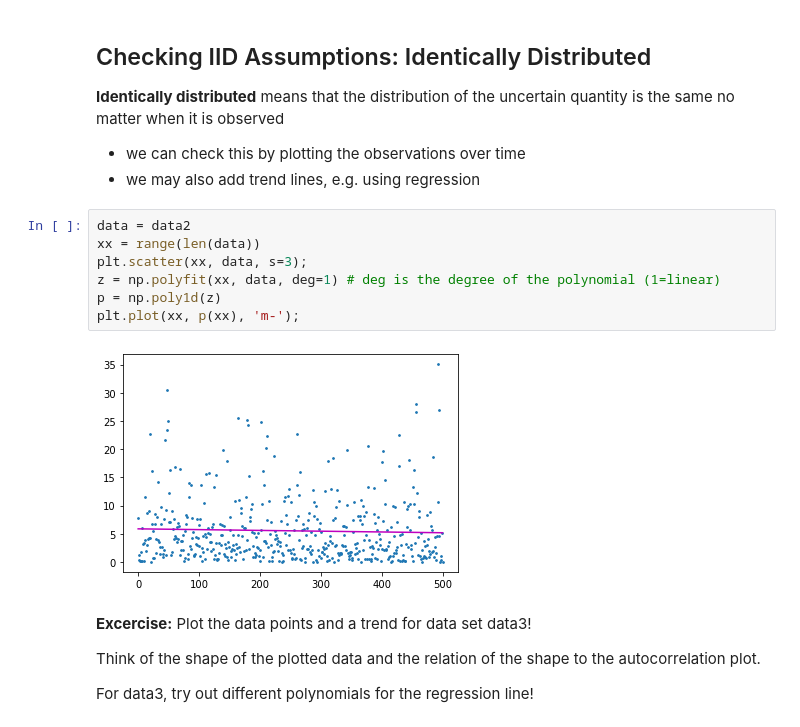
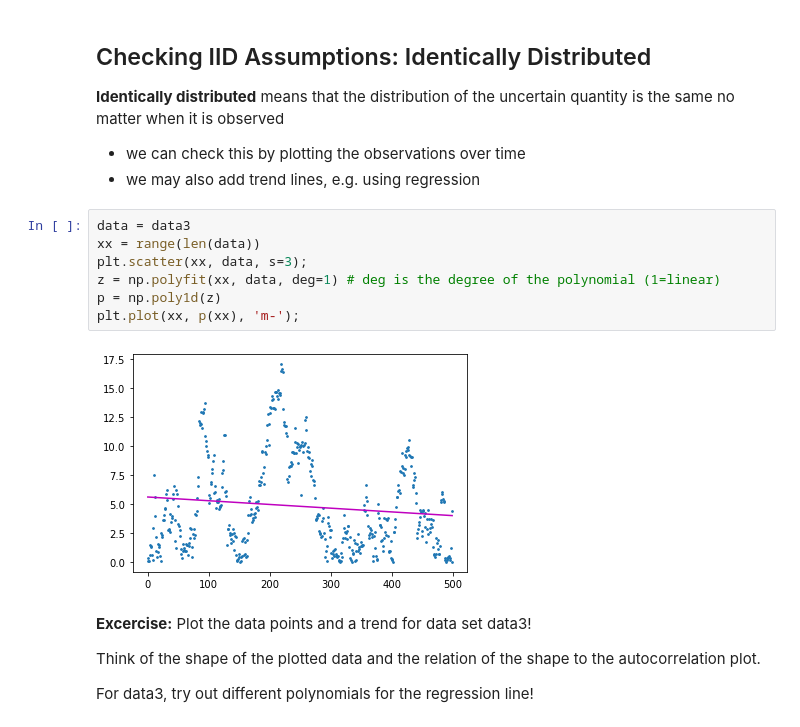
Before and after one commit to decision-analytics/CORDS2024, a Jupyter notebook: 03/03_Obtaining_Distributions.ipynb, the cells around one changed output. Drawn from its saved outputs; the diff is of its cells as text.

```diff
--- a/03/03_Obtaining_Distributions.ipynb
+++ b/03/03_Obtaining_Distributions.ipynb
@@ -432,14 +445,14 @@ quantity is the same no matter when it is observed
 - we can check this by plotting the observations over time
 - we may also add trend lines, e.g. using regression
 # %%
-data = data2
+data = data3
 xx = range(len(data))
 plt.scatter(xx, data, s=3);
 z = np.polyfit(xx, data, deg=1) # deg is the degree of the polynomial (1=linear)
 p = np.poly1d(z)
 plt.plot(xx, p(xx), 'm-');
 # %% [output]
-[figure, old version]
+[figure, new version]
 # %% [markdown]
 **Excercise:**
 Plot the data points and a trend for data set data3!
```
Also changed, not shown: parts of 22 cells of this notebook.
